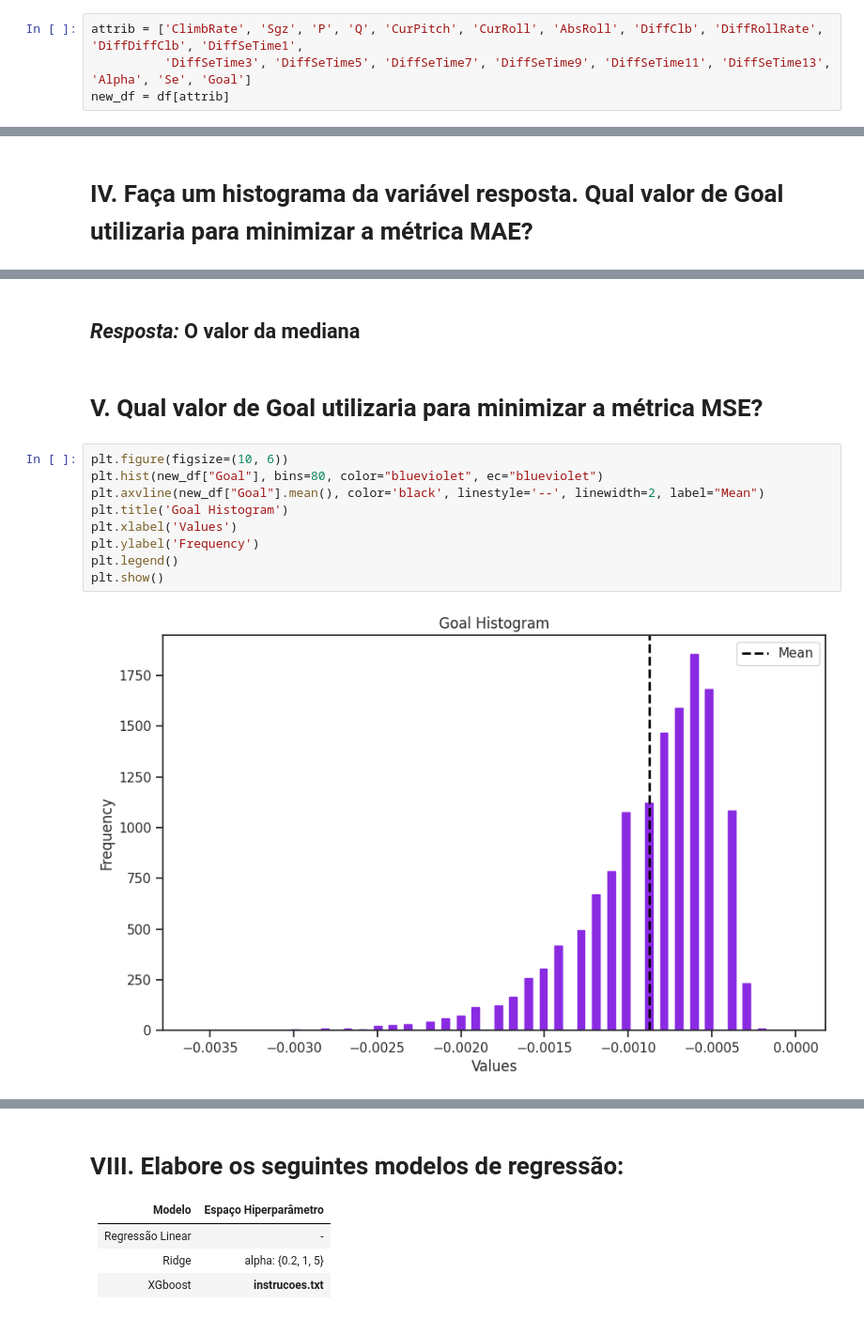
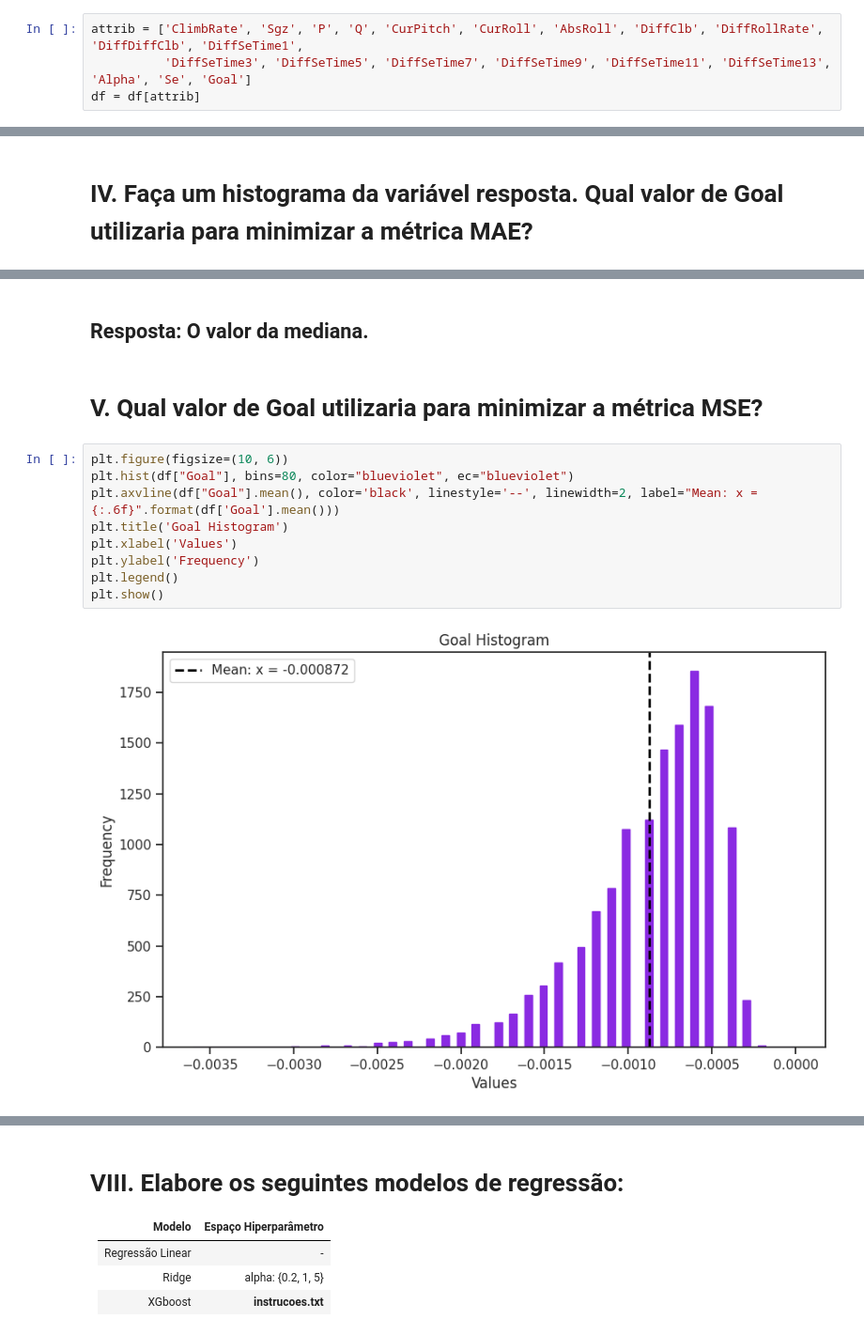
Before and after one commit to vinisilvag/iia-machine-learning, a Jupyter notebook: main.ipynb, the cells around one changed output, grey strips where cells are left out. Shown at 94% size. Cells and saved outputs as stored; diff of their text form.

```diff
--- a/main.ipynb
+++ b/main.ipynb
@@ -97,6 +97,6 @@ Name: count, dtype: int64
 # %%
 attrib = ['ClimbRate', 'Sgz', 'P', 'Q', 'CurPitch', 'CurRoll', 'AbsRoll', 'DiffClb', 'DiffRollRate', 'DiffDiffClb', 'DiffSeTime1',
           'DiffSeTime3', 'DiffSeTime5', 'DiffSeTime7', 'DiffSeTime9', 'DiffSeTime11', 'DiffSeTime13', 'Alpha', 'Se', 'Goal']
-new_df = df[attrib]
+df = df[attrib]
 # %%
 # Correlation
@@ -132,16 +149,16 @@ plt.show()
 # %% [markdown]
-## *Resposta:* O valor da mediana
+## **Resposta:** O valor da mediana.
 # %% [markdown]
 # V. Qual valor de Goal utilizaria para minimizar a métrica MSE?
 # %%
 plt.figure(figsize=(10, 6))
-plt.hist(new_df["Goal"], bins=80, color="blueviolet", ec="blueviolet")
-plt.axvline(new_df["Goal"].mean(), color='black', linestyle='--', linewidth=2, label="Mean")
+plt.hist(df["Goal"], bins=80, color="blueviolet", ec="blueviolet")
+plt.axvline(df["Goal"].mean(), color='black', linestyle='--', linewidth=2, label="Mean: x = {:.6f}".format(df['Goal'].mean()))
 plt.title('Goal Histogram')
 plt.xlabel('Values')
 plt.ylabel('Frequency')
 plt.legend()
 plt.show()
 # %% [output]
-[figure, old version]
+[figure, new version]
 # %% [markdown]
```
Also changed, not shown: parts of 41 cells of this notebook.
